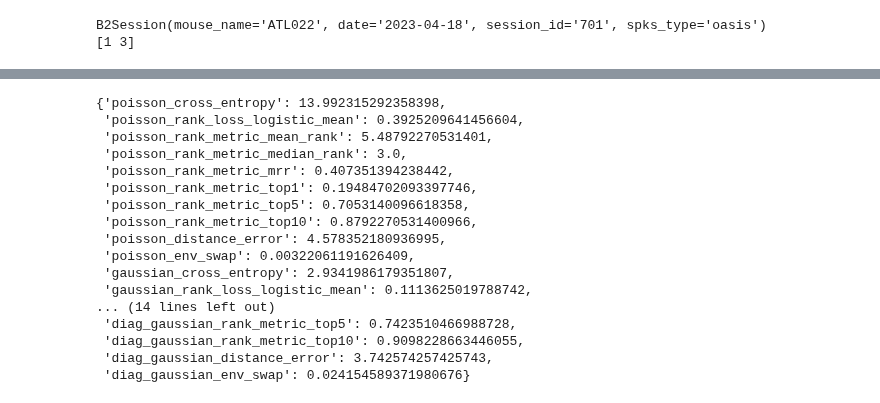
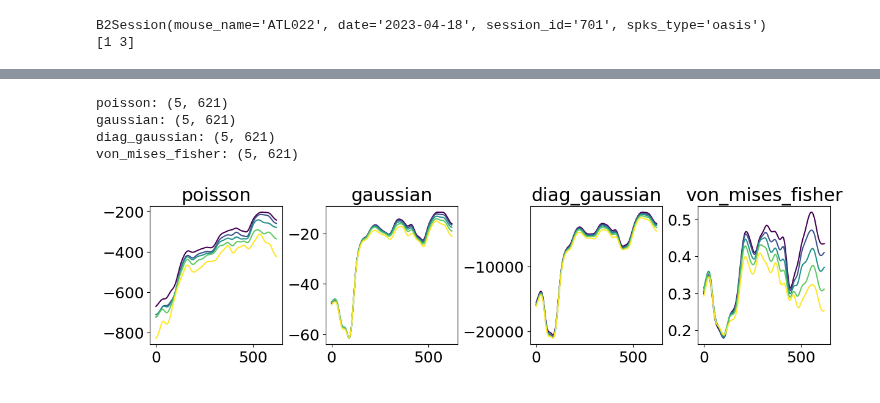
Before and after one commit to landoskape/vrAnalysis, a Jupyter notebook: dimensionality_manuscript/locprediction.ipynb, the cells around one changed output, grey strips where cells are left out. Saved outputs shown, nothing was run; the diff lists cells and outputs as text; code cells hidden in the pictures.

```diff
--- a/dimensionality_manuscript/locprediction.ipynb
+++ b/dimensionality_manuscript/locprediction.ipynb
@@ -123,20 +172,29 @@ plt.show()
-# %%
-results["loss_scalar"]
-# %% [output]
-{'poisson_cross_entropy': 13.992315292358398,
- 'poisson_rank_loss_logistic_mean': 0.3925209641456604,
- 'poisson_rank_metric_mean_rank': 5.48792270531401,
- 'poisson_rank_metric_median_rank': 3.0,
- 'poisson_rank_metric_mrr': 0.407351394238442,
- 'poisson_rank_metric_top1': 0.19484702093397746,
- 'poisson_rank_metric_top5': 0.7053140096618358,
- 'poisson_rank_metric_top10': 0.8792270531400966,
- 'poisson_distance_error': 4.578352180936995,
- 'poisson_env_swap': 0.00322061191626409,
- 'gaussian_cross_entropy': 2.9341986179351807,
- 'gaussian_rank_loss_logistic_mean': 0.1113625019788742,
-... (14 lines left out)
- 'diag_gaussian_rank_metric_top5': 0.7423510466988728,
- 'diag_gaussian_rank_metric_top10': 0.9098228663446055,
- 'diag_gaussian_distance_error': 3.742574257425743,
- 'diag_gaussian_env_swap': 0.024154589371980676}
+# %%
+for k, val in results["true_bin_score"].items():
+    print(f"{k}: {val.shape}")
+# %% [output]
+poisson: (5, 621)
+gaussian: (5, 621)
+diag_gaussian: (5, 621)
+von_mises_fisher: (5, 621)
+# %%
+# Get m
+num_ll = len(cfg.likelihood_methods)
+num_iterations = cfg.fit_iterations
+colors = plt.colormaps["viridis"](np.linspace(0, 1, num_iterations))
+
+norm = lambda x: x  # zscore(x, axis=-1, nan_policy="omit")
+
+plt.close("all")
+fig, ax = plt.subplots(1, num_ll, figsize=(3 * num_ll, 3), layout="constrained", sharex=True)
+for ill, ll_method in enumerate(cfg.likelihood_methods):
+    cval = results["true_bin_score"][ll_method]
+    xx = np.arange(cval.shape[-1])
+    fval = smooth(cval, xx, 11)
+    for iteration in range(num_iterations):
+        ax[ill].plot(norm(fval[iteration]), color=colors[iteration], label=ll_method)
+    ax[ill].set_title(ll_method)
+
+plt.show()
+# %% [output]
+[figure, added]
```
Also changed, not shown: parts of 6 cells of this notebook, 2 other files.
